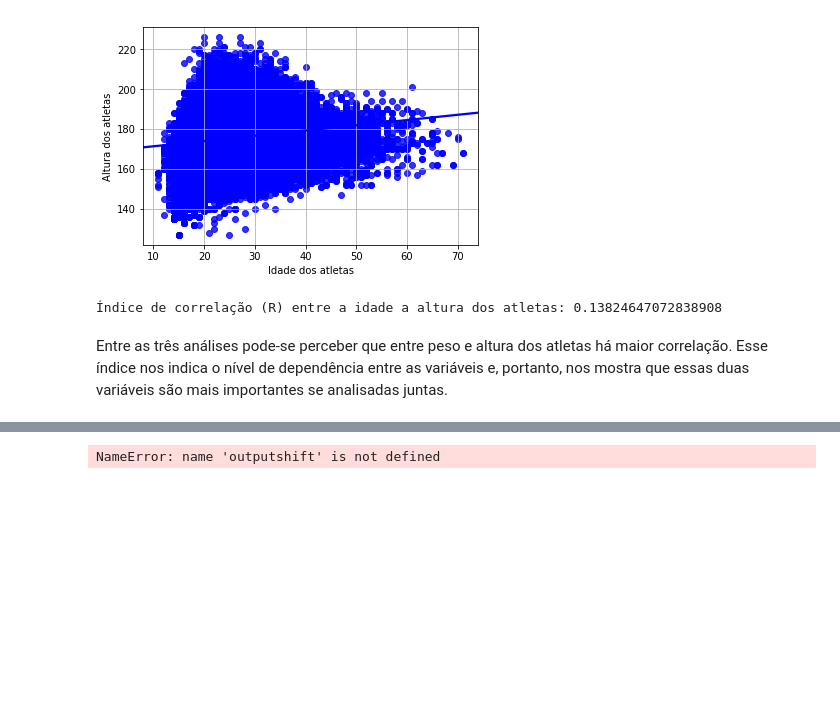
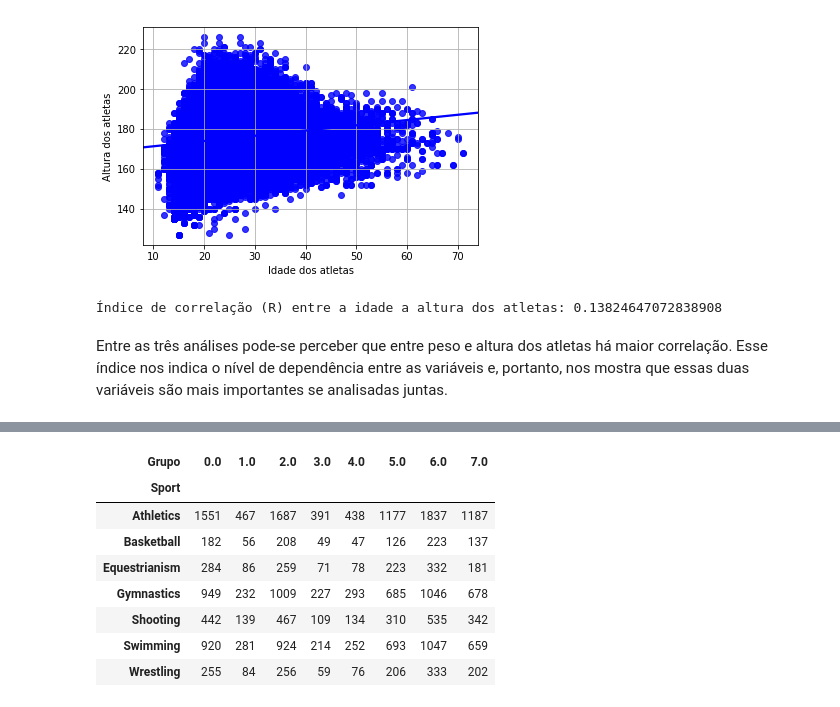
Before and after one commit to CaioFauza/Projeto3CDados, a Jupyter notebook: Projeto3.ipynb, the cells around one changed output, grey strips where cells are left out. Saved outputs shown, nothing was run; the diff lists cells and outputs as text; code cells hidden in the pictures; blank space fills up the shorter version.

```diff
--- a/Projeto3.ipynb
+++ b/Projeto3.ipynb
@@ -176,7 +244,32 @@ pd.crosstab(grupos.Sport, grupos.Grupo)
+# %%
+geral7 = pd.concat([geral[geral.Sport=="Basketball"], geral[geral.Sport=="Wrestling"], geral[geral.Sport=="Swimming"],
+                   geral[geral.Sport=="Shooting"], geral[geral.Sport=="Athletics"], geral[geral.Sport=="Gymnastics"],
+                   geral[geral.Sport=="Equestrianism"]])
+
+from sklearn.model_selection import train_test_split
+datatrain, datatest = train_test_split(geral7, test_size = 0.2)
 # %%
-#MeanShift
-grupos = pd.DataFrame(geral.Sport)
-grupos['Grupo'] = pd.Series(outputshift)
-pd.crosstab(grupos.Sport, grupos.Grupo)
+nclusters = len(datatrain["Sport"].value_counts())
+
+
+select = datatrain.loc[:,("Age", "Height", "Weight")]
+select1 = select.dropna()
+
+minibatch1 = cluster.MiniBatchKMeans(random_state = 0)
+output1 = minibatch1.fit_predict(select1)
+
+grupos = pd.DataFrame(datatrain.Sport)
+grupos['Grupo'] = pd.Series(output1)
+tabela = pd.crosstab(grupos.Sport, grupos.Grupo)
+
+tabela
 # %% [output]
-NameError: name 'outputshift' is not defined
+| Grupo | 0.0 | 1.0 | 2.0 | 3.0 | 4.0 | 5.0 | 6.0 | 7.0 |
+| Sport |  |  |  |  |  |  |  |  |
+| Athletics | 1551 | 467 | 1687 | 391 | 438 | 1177 | 1837 | 1187 |
+| Basketball | 182 | 56 | 208 | 49 | 47 | 126 | 223 | 137 |
+| Equestrianism | 284 | 86 | 259 | 71 | 78 | 223 | 332 | 181 |
+| Gymnastics | 949 | 232 | 1009 | 227 | 293 | 685 | 1046 | 678 |
+| Shooting | 442 | 139 | 467 | 109 | 134 | 310 | 535 | 342 |
+| Swimming | 920 | 281 | 924 | 214 | 252 | 693 | 1047 | 659 |
+| Wrestling | 255 | 84 | 256 | 59 | 76 | 206 | 333 | 202 |
```
Also changed, not shown: parts of 18 cells of this notebook.
